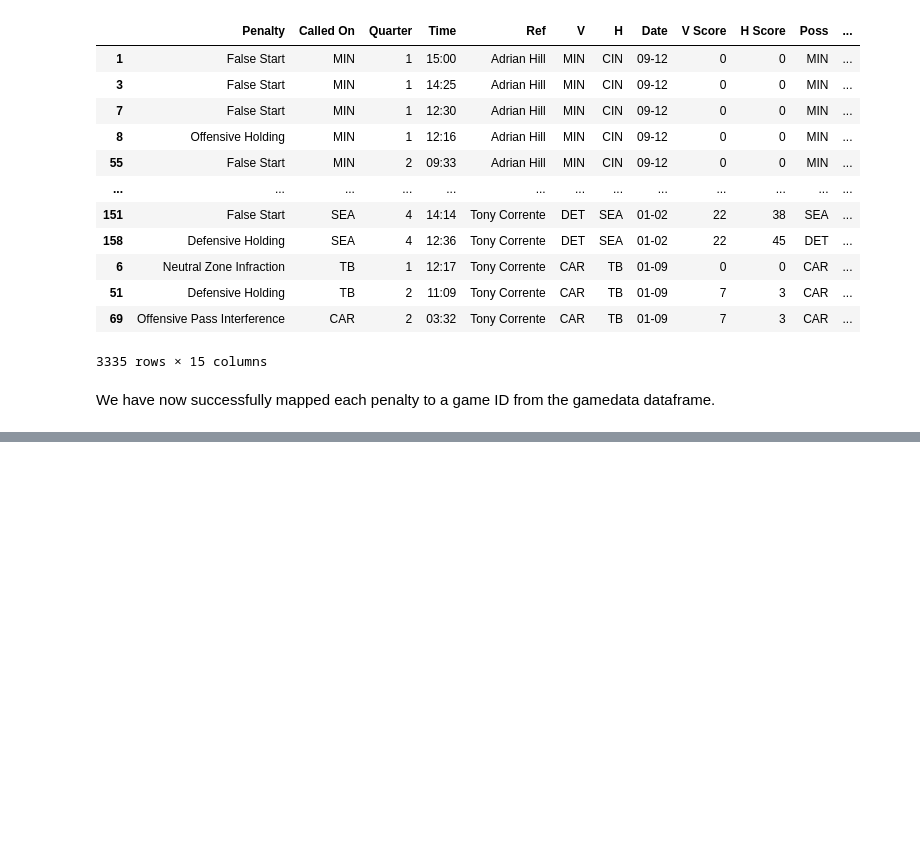
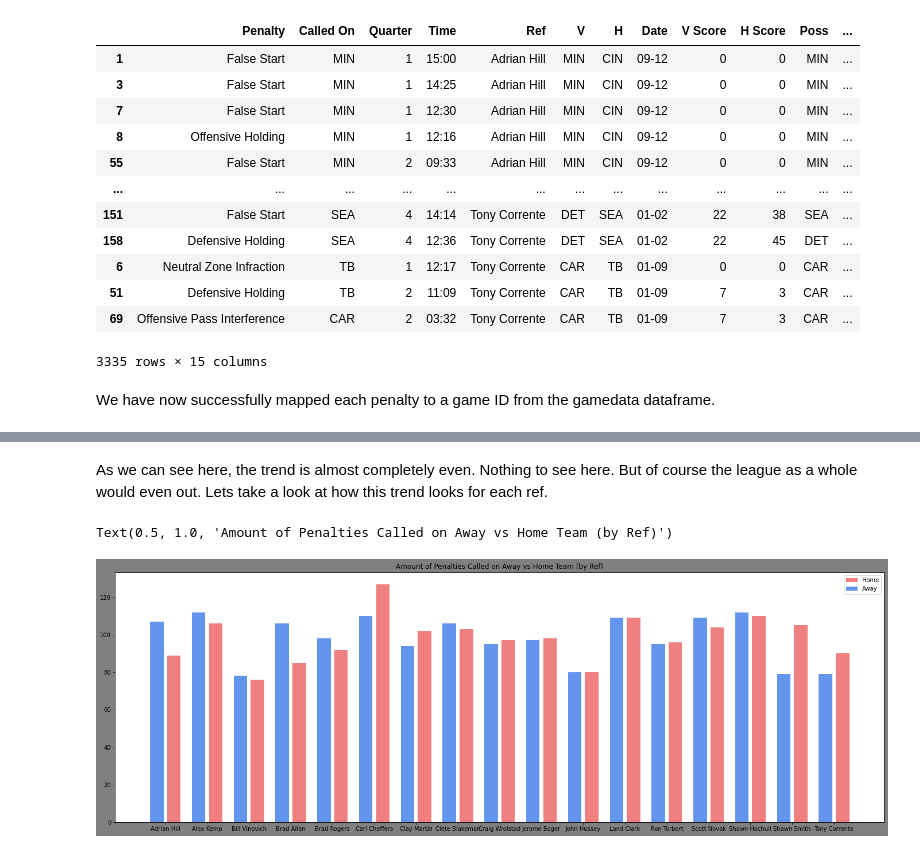
Before and after one commit to zmolz/penalties, a Jupyter notebook: index.ipynb, the cells around one changed output, grey strips where cells are left out. Drawn from its saved outputs; the diff is of its cells as text; code cells hidden in the pictures; blank space fills up the shorter version.

```diff
--- a/index.ipynb
+++ b/index.ipynb
@@ -416,0 +472,21 @@ set(penalty_frame['Penalty'])
+# %% [markdown]
+As we can see here, the trend is almost completely even. Nothing to see here. But of course the league as a whole would even out. Lets take a look at how this trend looks for each ref.
+# %%
+fig, ax = plt.subplots(figsize=(24,8), facecolor='gray')
+
+by_ref = penalty_frame.groupby('Ref')
+
+aways_y = [np.count_nonzero(penalties['Called On'].values=='V') for _, penalties in by_ref]
+homes_y = [np.count_nonzero(penalties['Called On'].values=='H') for _, penalties in by_ref]
+aways_x = [x-.012  for x in xs]
+homes_x = [x+.012 for x in xs]
+ax.bar(homes_x, homes_y, width=.019, label='Home', color='lightcoral')
+ax.bar(aways_x, aways_y, width=.019, label='Away', color='cornflowerblue')
+ax.set_xticks(xs)
+ax.set_xticklabels(by_ref.indices.keys())
+ax.legend()
+
+ax.set_title('Amount of Penalties Called on Away vs Home Team (by Ref)')
+# %% [output]
+Text(0.5, 1.0, 'Amount of Penalties Called on Away vs Home Team (by Ref)')
+[figure, added]
```
Also changed, not shown: parts of 14 cells of this notebook.
